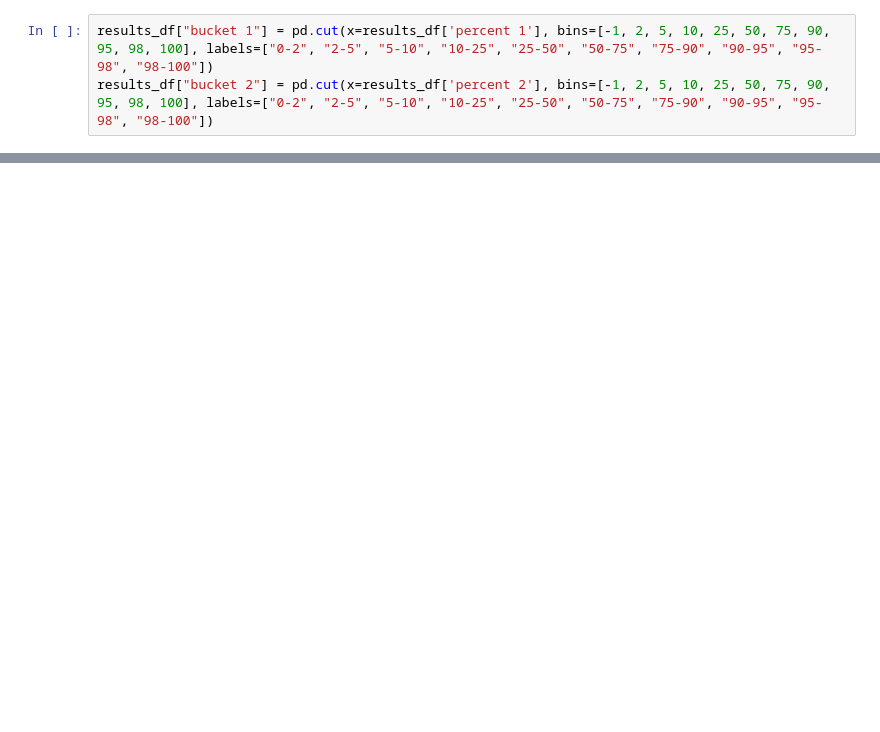
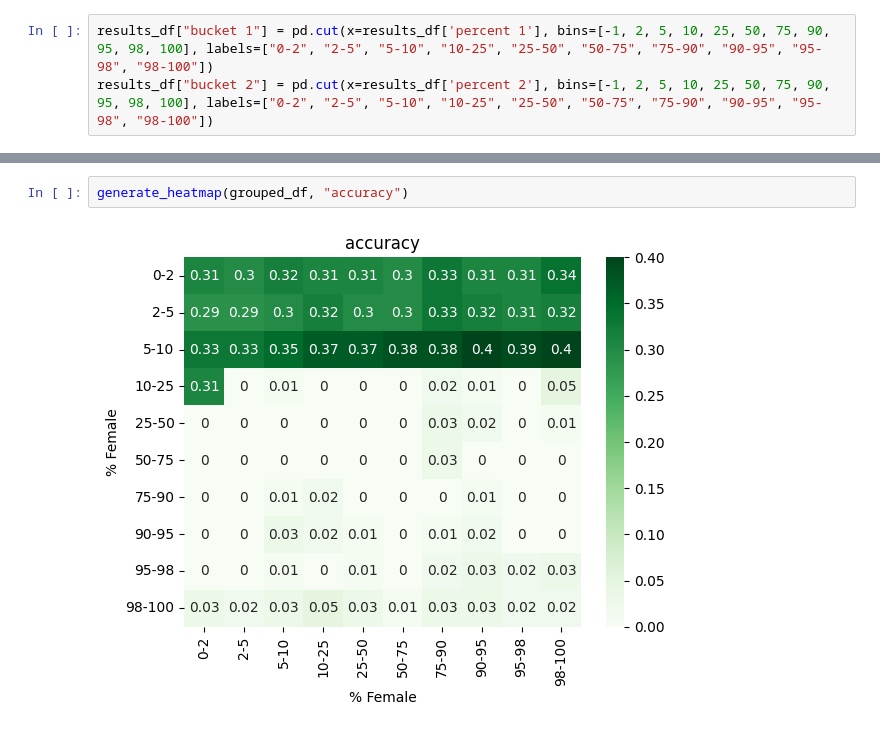
Before and after one commit to clarisw/517-final-project, a Jupyter notebook: generate_heatmaps.ipynb, the cells around one changed output, grey strips where cells are left out. Saved outputs shown, nothing was run; the diff lists cells and outputs as text; blank space fills up the shorter version.

```diff
--- a/generate_heatmaps.ipynb
+++ b/generate_heatmaps.ipynb
@@ -130,0 +107,4 @@ KeyError: "'seagreen' is not a known colormap name"
+# %%
+generate_heatmap(grouped_df, "accuracy")
+# %% [output]
+[figure, added]
```
Also changed, not shown: parts of 12 cells of this notebook.
